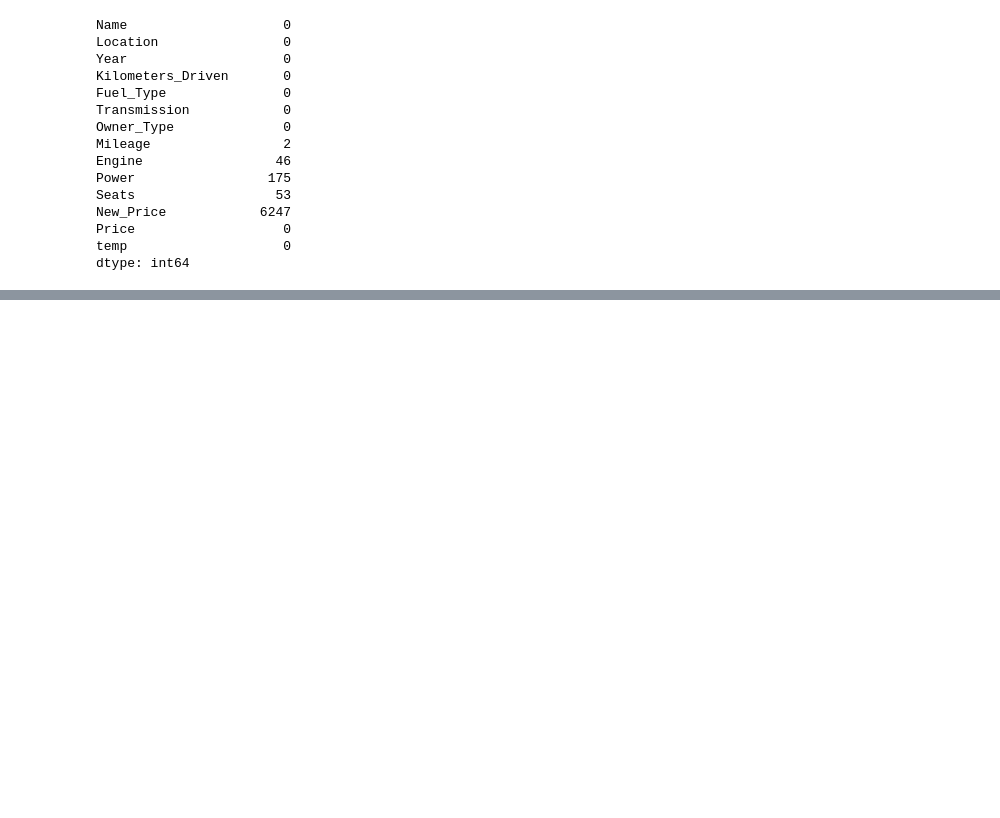
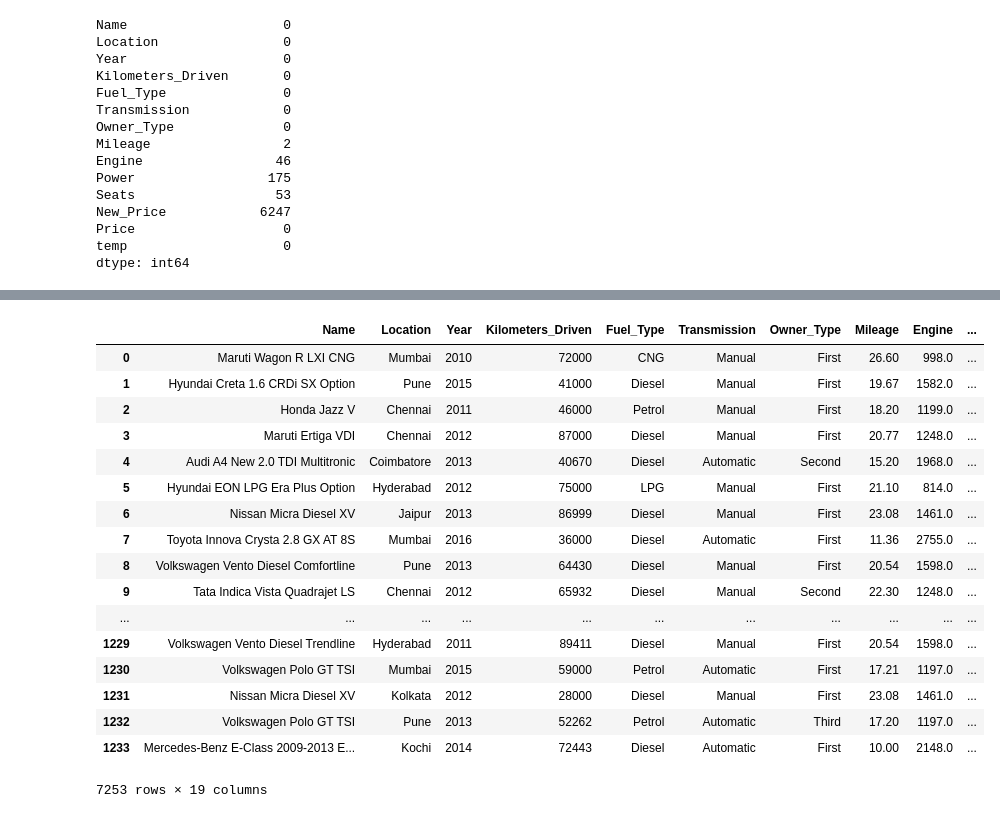
Before and after one commit to pawanrawat1990/Used_Cars_Prediction--Machine-Hacl-k, a Jupyter notebook: Used_Cars Price Prediction.ipynb, the cells around one changed output, grey strips where cells are left out. Saved outputs shown, nothing was run; the diff lists cells and outputs as text; code cells hidden in the pictures; blank space fills up the shorter version.

```diff
--- a/Used_Cars Price Prediction.ipynb
+++ b/Used_Cars Price Prediction.ipynb
@@ -162,3 +160,24 @@ combi["Years_Usage"]= 2019-combi["Year"]
 Tier1_City = ["Mumbai","Delhi","Bangalore","Chennai","Kolkata","Hyderabad"]
 # %%
 combi["Tier_wise_class"]= np.where(combi["Location"].isin(Tier1_City),2,1)
+# %%
+combi
+# %% [output]
+|  | Name | Location | Year | Kilometers_Driven | Fuel_Type | Transmission | Owner_Type | Mileage | Engine | ... |
+| 0 | Maruti Wagon R LXI CNG | Mumbai | 2010 | 72000 | CNG | Manual | First | 26.60 | 998.0 | ... |
+| 1 | Hyundai Creta 1.6 CRDi SX Option | Pune | 2015 | 41000 | Diesel | Manual | First | 19.67 | 1582.0 | ... |
+| 2 | Honda Jazz V | Chennai | 2011 | 46000 | Petrol | Manual | First | 18.20 | 1199.0 | ... |
+| 3 | Maruti Ertiga VDI | Chennai | 2012 | 87000 | Diesel | Manual | First | 20.77 | 1248.0 | ... |
+| 4 | Audi A4 New 2.0 TDI Multitronic | Coimbatore | 2013 | 40670 | Diesel | Automatic | Second | 15.20 | 1968.0 | ... |
+| 5 | Hyundai EON LPG Era Plus Option | Hyderabad | 2012 | 75000 | LPG | Manual | First | 21.10 | 814.0 | ... |
+| 6 | Nissan Micra Diesel XV | Jaipur | 2013 | 86999 | Diesel | Manual | First | 23.08 | 1461.0 | ... |
+| 7 | Toyota Innova Crysta 2.8 GX AT 8S | Mumbai | 2016 | 36000 | Diesel | Automatic | First | 11.36 | 2755.0 | ... |
+| 8 | Volkswagen Vento Diesel Comfortline | Pune | 2013 | 64430 | Diesel | Manual | First | 20.54 | 1598.0 | ... |
+| 9 | Tata Indica Vista Quadrajet LS | Chennai | 2012 | 65932 | Diesel | Manual | Second | 22.30 | 1248.0 | ... |
+| ... | ... | ... | ... | ... | ... | ... | ... | ... | ... | ... |
+| 1229 | Volkswagen Vento Diesel Trendline | Hyderabad | 2011 | 89411 | Diesel | Manual | First | 20.54 | 1598.0 | ... |
+| 1230 | Volkswagen Polo GT TSI | Mumbai | 2015 | 59000 | Petrol | Automatic | First | 17.21 | 1197.0 | ... |
+| 1231 | Nissan Micra Diesel XV | Kolkata | 2012 | 28000 | Diesel | Manual | First | 23.08 | 1461.0 | ... |
+| 1232 | Volkswagen Polo GT TSI | Pune | 2013 | 52262 | Petrol | Automatic | Third | 17.20 | 1197.0 | ... |
+| 1233 | Mercedes-Benz E-Class 2009-2013 E... | Kochi | 2014 | 72443 | Diesel | Automatic | First | 10.00 | 2148.0 | ... |
+7253 rows × 19 columns
```
Also changed, not shown: parts of 47 cells of this notebook.
